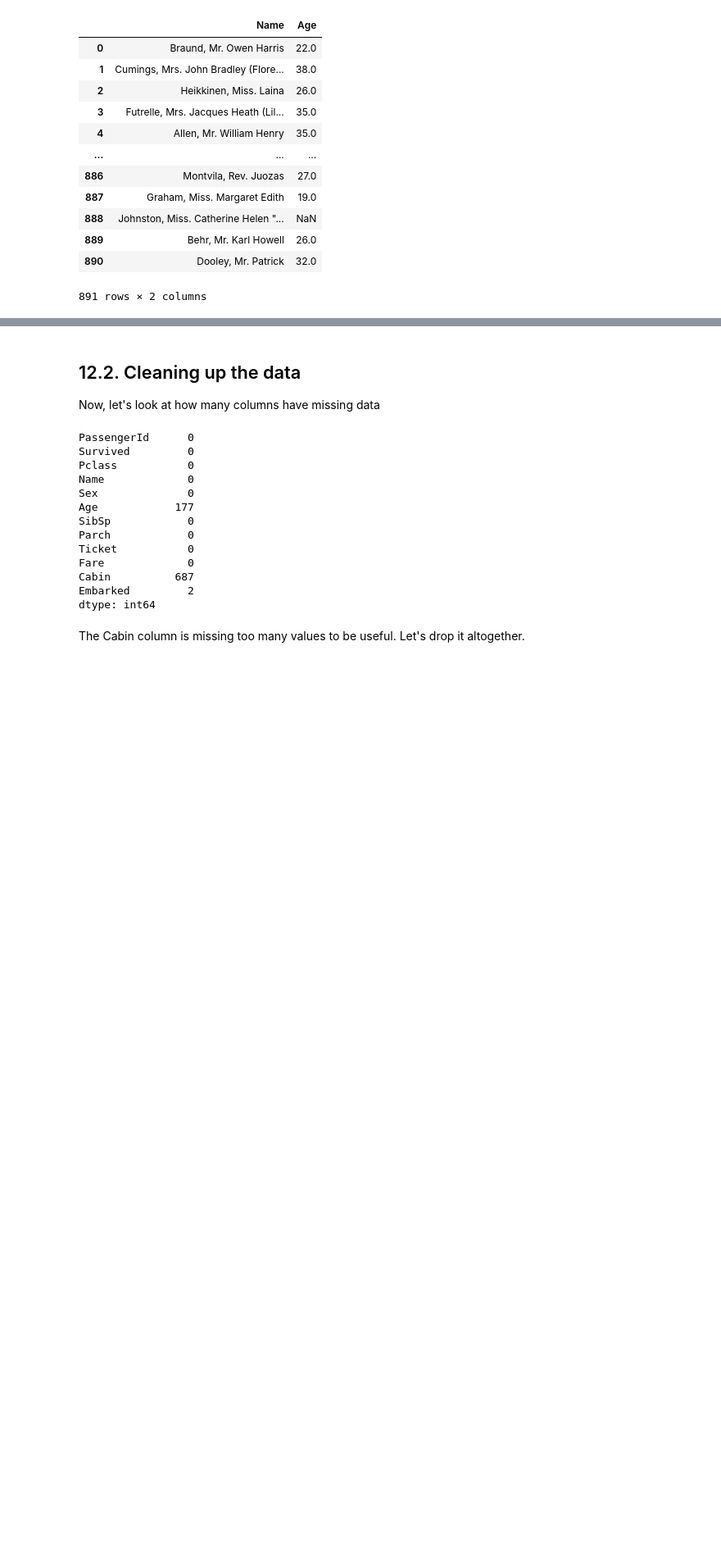
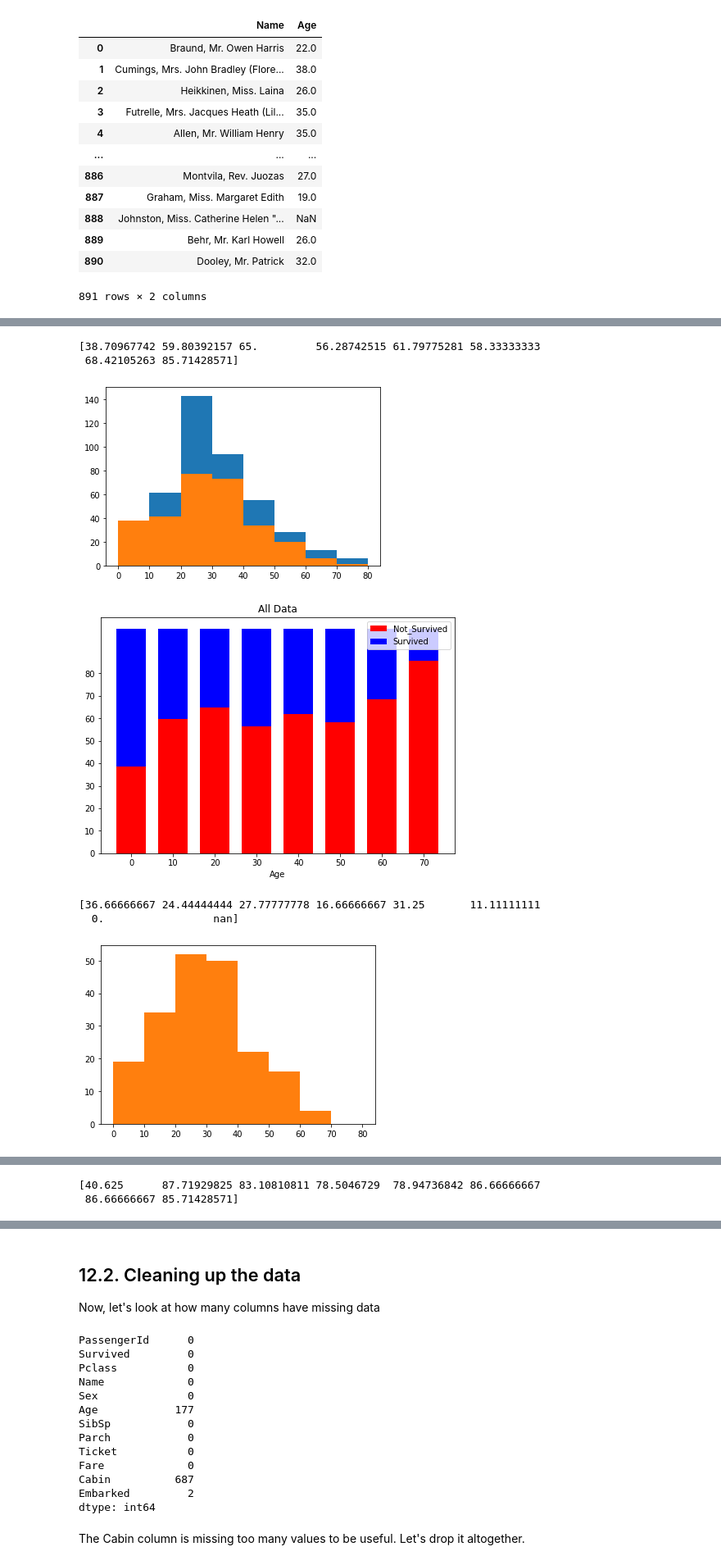
Before and after one commit to SarahEldreny/Machine-Learning-Supervisied-Labs, a Jupyter notebook: End_to_end_example.ipynb, the cells around one changed output, grey strips where cells are left out. Shown: that part at 82% size. Saved outputs shown, nothing was run; the diff lists cells and outputs as text; code cells hidden in the pictures; blank space fills up the shorter version.

```diff
--- a/End_to_end_example.ipynb
+++ b/End_to_end_example.ipynb
@@ -97,0 +140,76 @@ Passengers that have been survived: 342
+# %%
+# visulaization
+a=raw_data.where(raw_data["Survived"]==0)[["Age","Survived"]]
+b=raw_data.where(raw_data["Survived"]==1)[["Age","Survived"]]
+v1,b1,_=plt.hist(a["Age"],bins=[0,10, 20, 30, 40,50,60,70,80]);
+v2,b2,_=plt.hist(b["Age"],bins=[0,10, 20, 30, 40,50,60,70,80]);
+values=np.stack((v1,v2))
+stacked_data = 100*values /values.sum(axis=0)
+
+N=10
+ind = np.arange(N) # the x locations for the groups
+width = 7
+fig = plt.figure()
+ax = fig.add_axes([0,0,1,1])
+print(stacked_data[0,:])
+ax.bar(b1[:-1], stacked_data[0,:], width, color='r')
+ax.bar(b1[:-1], stacked_data[1,:], width,bottom=stacked_data[0,:], color='b')
+ax.set_title('All Data')
+ax.set_xlabel('Age')
+ax.set_xticks(b1[:-1])
+ax.set_yticks(np.arange(0, 81, 10))
+ax.legend(labels=['Not_Survived', 'Survived'])
+plt.show()
+
+
+a=raw_data.loc[(raw_data["Survived"]==0) & (raw_data["Sex"]=="female"),["Age","Survived"]]
+b=raw_data.loc[(raw_data["Survived"]==1) & (raw_data["Sex"]=="female"),["Age","Survived"]]
+v1,b1,_=plt.hist(a["Age"],bins=[0,10, 20, 30, 40,50,60,70,80]);
+v2,b2,_=plt.hist(b["Age"],bins=[0,10, 20, 30, 40,50,60,70,80]);
+values=np.stack((v1,v2))
+stacked_data = 100*values /values.sum(axis=0)
+
+N=10
+ind = np.arange(N) # the x locations for the groups
+width = 7
+fig = plt.figure()
+ax = fig.add_axes([0,0,1,1])
+print(stacked_data[0,:])
+ax.bar(b1[:-1], stacked_data[0,:], width, color='r')
+ax.bar(b1[:-1], stacked_data[1,:], width,bottom=stacked_data[0,:], color='b')
+ax.set_title('Females Only')
+ax.set_xlabel('Age')
+ax.set_xticks(b1[:-1])
+ax.set_yticks(np.arange(0, 81, 10))
+ax.legend(labels=['Not_Survived', 'Survived'])
+plt.show()
+
+a=raw_data.loc[(raw_data["Survived"]==0) & (raw_data["Sex"]=="male"),["Age","Survived"]]
+b=raw_data.loc[(raw_data["Survived"]==1) & (raw_data["Sex"]=="male"),["Age","Survived"]]
+v1,b1,_=plt.hist(a["Age"],bins=[0,10, 20, 30, 40,50,60,70,80]);
+v2,b2,_=plt.hist(b["Age"],bins=[0,10, 20, 30, 40,50,60,70,80]);
+values=np.stack((v1,v2))
+stacked_data = 100*values /values.sum(axis=0)
+
+N=10
+ind = np.arange(N) # the x locations for the groups
+width = 7
+fig = plt.figure()
+ax = fig.add_axes([0,0,1,1])
+print(stacked_data[0,:])
+ax.bar(b1[:-1], stacked_data[0,:], width, color='r')
+ax.bar(b1[:-1], stacked_data[1,:], width,bottom=stacked_data[0,:], color='b')
+ax.set_title('Males only')
+ax.set_xlabel('Age')
+ax.set_xticks(b1[:-1])
+ax.set_yticks(np.arange(0, 81, 10))
+ax.legend(labels=['Not_Survived', 'Survived'])
+plt.show()
+# %% [output]
+[38.70967742 59.80392157 65.         56.28742515 61.79775281 58.33333333
+ 68.42105263 85.71428571]
+[figure, added]
+[figure, added]
+[36.66666667 24.44444444 27.77777778 16.66666667 31.25       11.11111111
+  0.                 nan]
+[figure, added]
@@ -97,0 +217,2 @@ Passengers that have been survived: 342
+[40.625      87.71929825 83.10810811 78.5046729  78.94736842 86.66666667
+ 86.66666667 85.71428571]
```
Also changed, not shown: parts of 47 cells of this notebook.
